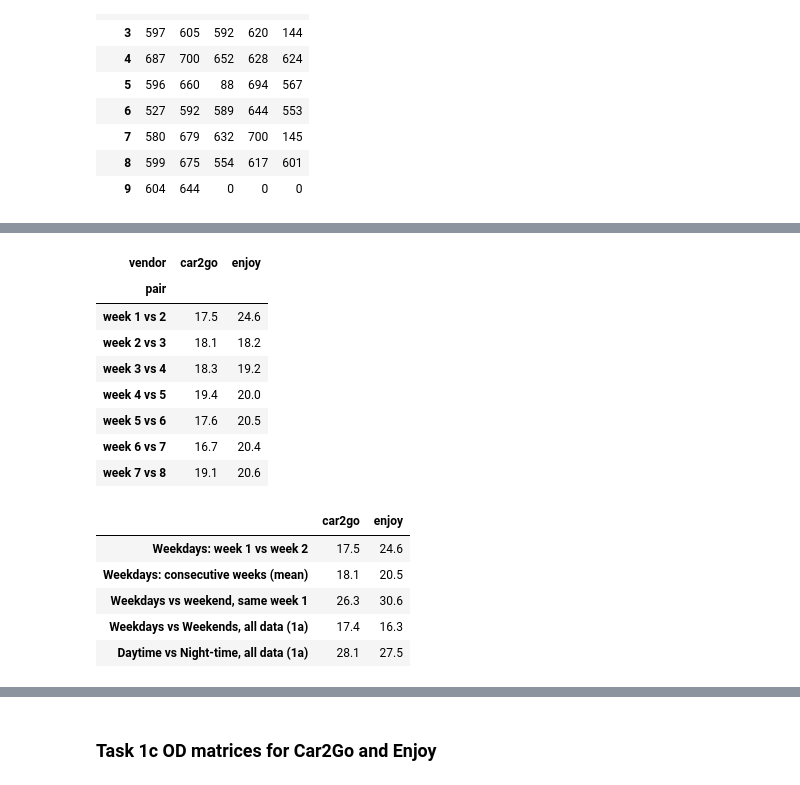
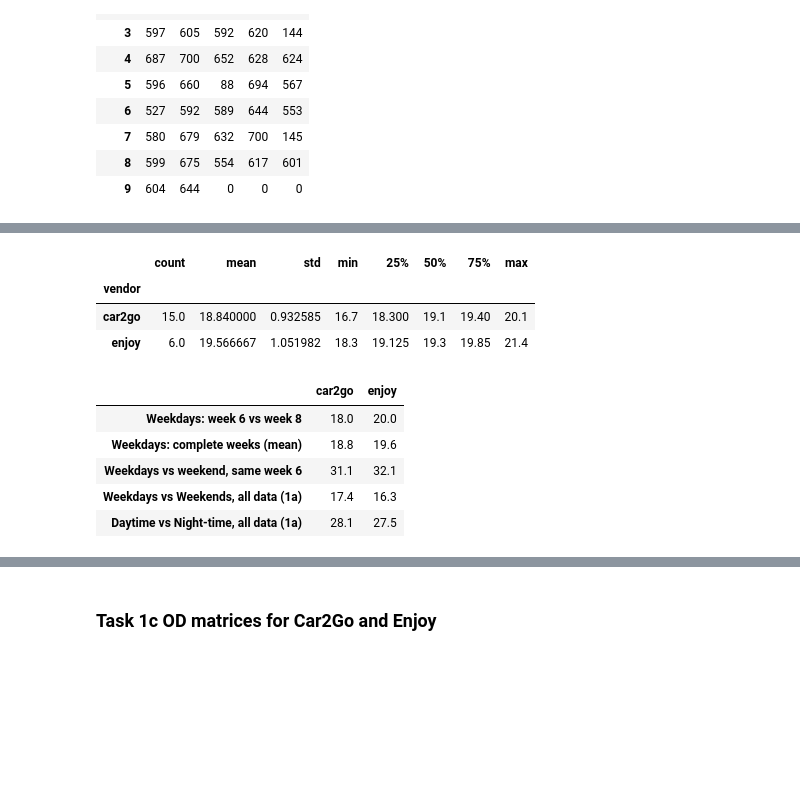
Before and after one commit to Bonbia/ICT4SM, a Jupyter notebook: TP2/Lab2Edoardo.ipynb, the cells around one changed output, grey strips where cells are left out. Cells and saved outputs as stored; diff of their text form; code cells hidden in the pictures; blank space fills up the shorter version.

```diff
--- a/TP2/Lab2Edoardo.ipynb
+++ b/TP2/Lab2Edoardo.ipynb
@@ -109,14 +109,14 @@ def keep_best_zone(df, q=Q, col='duration_min', log=True, threshold=False):
     return df[df[col].between(a, b)].copy(), (a, b)
 
 
-def load_bookings(coll):
-    """
-    All Torino bookings of a collection: start date, duration, origin and destination coordinates.
-    I changed the load_wtime of lab1
-    """
+def load_bookings(coll, moved=True):
+    """All Torino bookings of a collection: start date, duration, origin and destination coordinates.
+    I changed the load_wtime of lab1,
+    if moved=False returns the bookings removed by the filter (car not moved)."""
+    dist_filter = {'$gt': 0} if moved else {'$not': {'$gt': 0}}
     docs = coll.aggregate([
         {'$match': {'city': 'Torino',
-                    'driving.distance': {'$gt': 0}}},   #To use the same filter
+                    'driving.distance': dist_filter}},   #To use the same filter
         {'$project': {
             '_id': 0,
             'init_date': 1,
@@ -512,7 +512,9 @@ enjoy - weekday trips per week (rows) and day (0 = Monday)
 | 8 | 599 | 675 | 554 | 617 | 601 |
 | 9 | 604 | 644 | 0 | 0 | 0 |
 # %%
-WEEK_A, WEEK_B = 1, 2
+# from the table above: weeks with all 5 weekdays
+FULL_WEEKS = {'car2go': [2, 3, 5, 6, 7, 8], 'enjoy': [2, 4, 6, 8]}
+WEEK_A, WEEK_B = 6, 8   # complete for both vendors
 # %%
 od_weeks = {}
 for vendor, df in trips.items():
@@ -530,30 +532,27 @@ for vendor, df in trips.items():
 # %%
+from itertools import combinations
+
 rows = []
 for vendor, df in trips.items():
     wd = select_period(df, days='weekdays', holidays=HOLIDAYS)
-    weeks = [w for w, g in wd.groupby('week') if w >= 1 and g.dow.nunique() >= 4]   # full weeks (4 days if a holiday)
+    weeks = FULL_WEEKS[vendor]                     # only weeks with all 5 days
     mats = {w: od_matrix(wd[wd.week == w], ZONES) for w in weeks}
-    for w1, w2 in zip(weeks[:-1], weeks[1:]):
+    for w1, w2 in combinations(weeks, 2):          # all pairs, not only consecutive
         rows.append({'vendor': vendor, 'pair': f'week {w1} vs {w2}', 'TVD (%)': tvd(mats[w1], mats[w2])})
 week_tvd = pd.DataFrame(rows).round(1)
-week_tvd.pivot(index='pair', columns='vendor', values='TVD (%)')
+week_tvd.groupby('vendor')['TVD (%)'].describe()
 # %% [output]
-| vendor | car2go | enjoy |
-| pair |  |  |
-| week 1 vs 2 | 17.5 | 24.6 |
-| week 2 vs 3 | 18.1 | 18.2 |
-| week 3 vs 4 | 18.3 | 19.2 |
-| week 4 vs 5 | 19.4 | 20.0 |
-| week 5 vs 6 | 17.6 | 20.5 |
-| week 6 vs 7 | 16.7 | 20.4 |
-| week 7 vs 8 | 19.1 | 20.6 |
+|  | count | mean | std | min | 25% | 50% | 75% | max |
+| vendor |  |  |  |  |  |  |  |  |
+| car2go | 15.0 | 18.840000 | 0.932585 | 16.7 | 18.300 | 19.1 | 19.40 | 20.1 |
+| enjoy | 6.0 | 19.566667 | 1.051982 | 18.3 | 19.125 | 19.3 | 19.85 | 21.4 |
 # %%
 comparison = {}
 for vendor, df in trips.items():
     week_a = select_period(df, weeks=[WEEK_A])
     comparison[vendor] = {
         f'Weekdays: week {WEEK_A} vs week {WEEK_B}':  tvd(*od_weeks[vendor]),
-        'Weekdays: consecutive weeks (mean)':      week_tvd[week_tvd.vendor == vendor]['TVD (%)'].mean(),
+        'Weekdays: complete weeks (mean)':      week_tvd[week_tvd.vendor == vendor]['TVD (%)'].mean(),
         f'Weekdays vs weekend, same week {WEEK_A}': tvd(od_matrix(select_period(week_a, days='weekdays', holidays=HOLIDAYS), ZONES),
                                                      od_matrix(select_period(week_a, days='weekend'), ZONES)),
         'Weekdays vs Weekends, all data (1a)':      tvd(od_matrix(select_period(df, days='weekdays', holidays=HOLIDAYS), ZONES),
@@ -566,9 +565,9 @@ comparison.to_csv('out/task1b_comparison.csv')
 comparison
 # %% [output]
 |  | car2go | enjoy |
-| Weekdays: week 1 vs week 2 | 17.5 | 24.6 |
-| Weekdays: consecutive weeks (mean) | 18.1 | 20.5 |
-| Weekdays vs weekend, same week 1 | 26.3 | 30.6 |
+| Weekdays: week 6 vs week 8 | 18.0 | 20.0 |
+| Weekdays: complete weeks (mean) | 18.8 | 19.6 |
+| Weekdays vs weekend, same week 6 | 31.1 | 32.1 |
 | Weekdays vs Weekends, all data (1a) | 17.4 | 16.3 |
 | Daytime vs Night-time, all data (1a) | 28.1 | 27.5 |
 # %%
```
Also changed, not shown: parts of 5 cells of this notebook.
